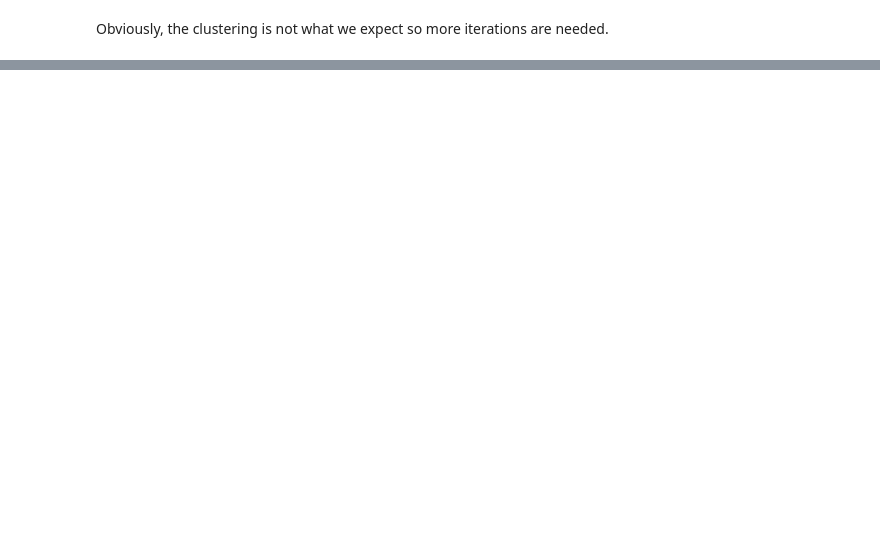
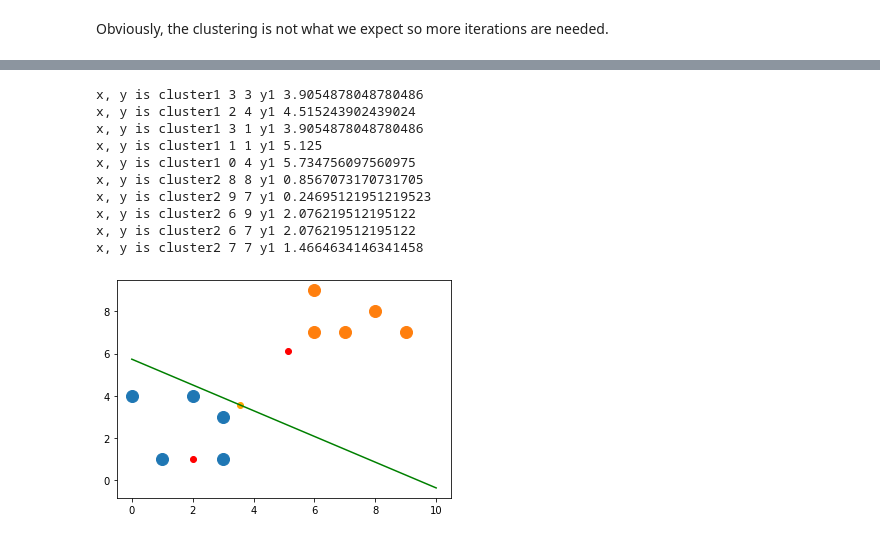
Before and after one commit to changsin/AI, a Jupyter notebook: 08.9.k_means_clustering_from_scratch.ipynb, the cells around one changed output, grey strips where cells are left out. Drawn from its saved outputs; the diff is of its cells as text; code cells hidden in the pictures; blank space fills up the shorter version.

```diff
--- a/08.9.k_means_clustering_from_scratch.ipynb
+++ b/08.9.k_means_clustering_from_scratch.ipynb
@@ -577,0 +301,17 @@ plot_pca_clusters(X_reduced, kmeans)
+# %%
+# calculate new centroids
+centroids_new = calculate_centroids(clusters)
+clusters_new, m, b = cluster_with_centroids(data, centroids_new)
+plot_clusters_with_line(clusters_new, centroids_new, x1, m, b)
+# %% [output]
+x, y is cluster1 3 3 y1 3.9054878048780486
+x, y is cluster1 2 4 y1 4.515243902439024
+x, y is cluster1 3 1 y1 3.9054878048780486
+x, y is cluster1 1 1 y1 5.125
+x, y is cluster1 0 4 y1 5.734756097560975
+x, y is cluster2 8 8 y1 0.8567073170731705
+x, y is cluster2 9 7 y1 0.24695121951219523
+x, y is cluster2 6 9 y1 2.076219512195122
+x, y is cluster2 6 7 y1 2.076219512195122
+x, y is cluster2 7 7 y1 1.4664634146341458
+[figure, added]
```
Also changed, not shown: parts of 50 cells of this notebook.
